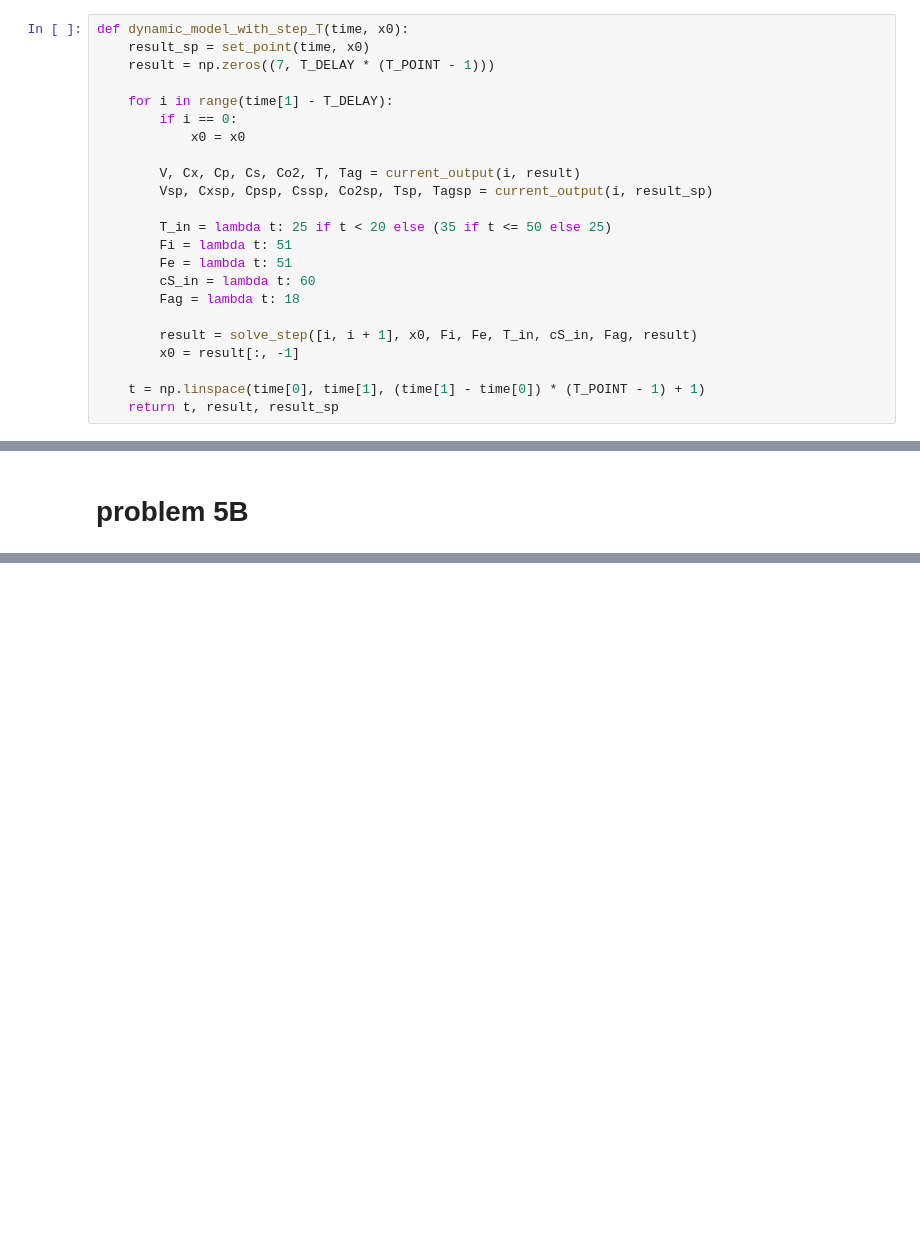
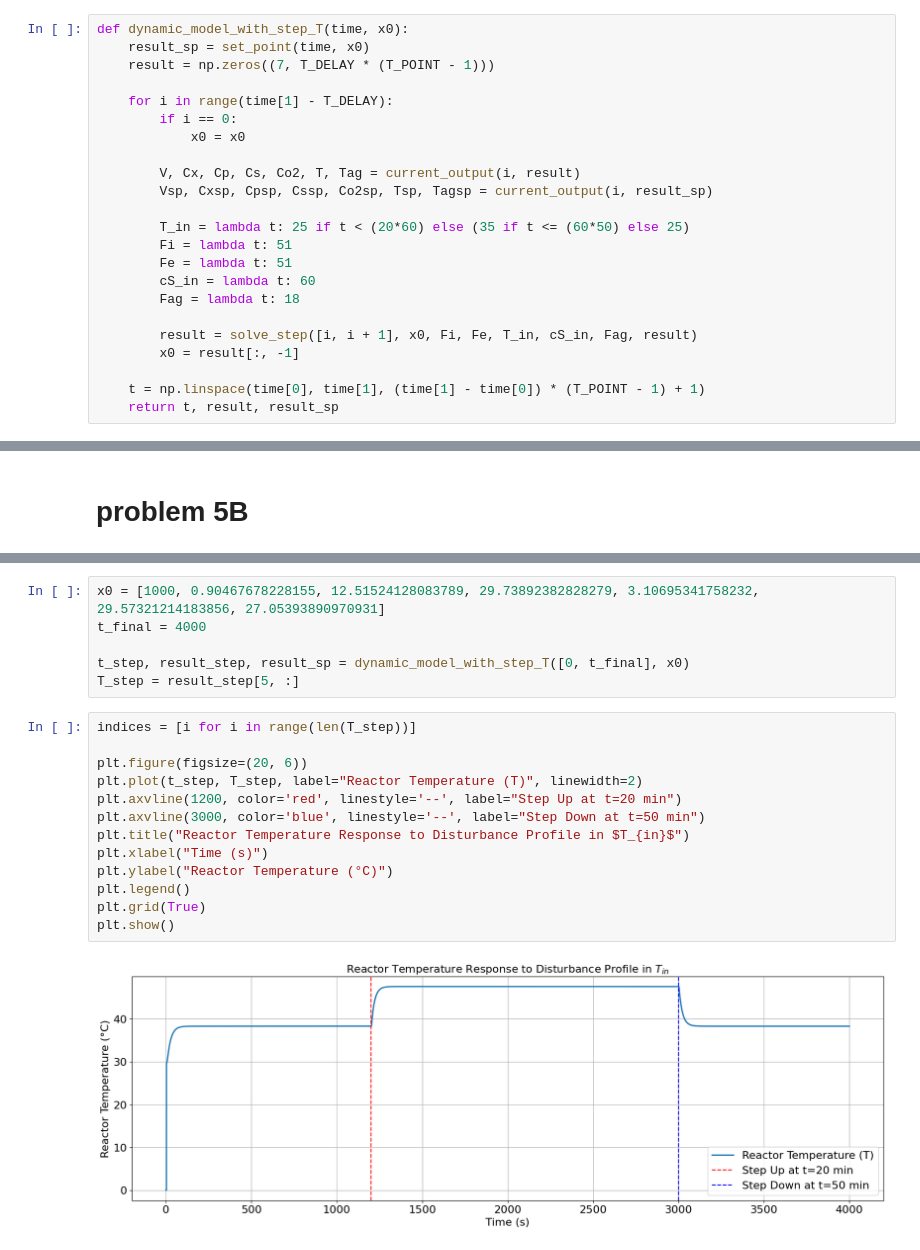
Before and after one commit to rahilisashaik/cbe_162, a Jupyter notebook: project/162_project.ipynb, the cells around one changed output, grey strips where cells are left out. Drawn from its saved outputs; the diff is of its cells as text; blank space fills up the shorter version.

```diff
--- a/project/162_project.ipynb
+++ b/project/162_project.ipynb
@@ -583,7 +583,7 @@ def dynamic_model_with_step_T(time, x0):
         V, Cx, Cp, Cs, Co2, T, Tag = current_output(i, result)
         Vsp, Cxsp, Cpsp, Cssp, Co2sp, Tsp, Tagsp = current_output(i, result_sp)
 
-        T_in = lambda t: 25 if t < 20 else (35 if t <= 50 else 25)
+        T_in = lambda t: 25 if t < (20*60) else (35 if t <= (60*50) else 25)
         Fi = lambda t: 51
         Fe = lambda t: 51
         cS_in = lambda t: 60
@@ -617,0 +791,21 @@ plt.show()
+# %%
+x0 = [1000, 0.90467678228155, 12.51524128083789, 29.73892382828279, 3.10695341758232, 29.57321214183856, 27.05393890970931]
+t_final = 4000
+
+t_step, result_step, result_sp = dynamic_model_with_step_T([0, t_final], x0)
+T_step = result_step[5, :]
+# %%
+indices = [i for i in range(len(T_step))]
+
+plt.figure(figsize=(20, 6))
+plt.plot(t_step, T_step, label="Reactor Temperature (T)", linewidth=2)
+plt.axvline(1200, color='red', linestyle='--', label="Step Up at t=20 min")
+plt.axvline(3000, color='blue', linestyle='--', label="Step Down at t=50 min")
+plt.title("Reactor Temperature Response to Disturbance Profile in $T_{in}$")
+plt.xlabel("Time (s)")
+plt.ylabel("Reactor Temperature (°C)")
+plt.legend()
+plt.grid(True)
+plt.show()
+# %% [output]
+[figure, added]
```
Also changed, not shown: parts of 21 cells of this notebook.
